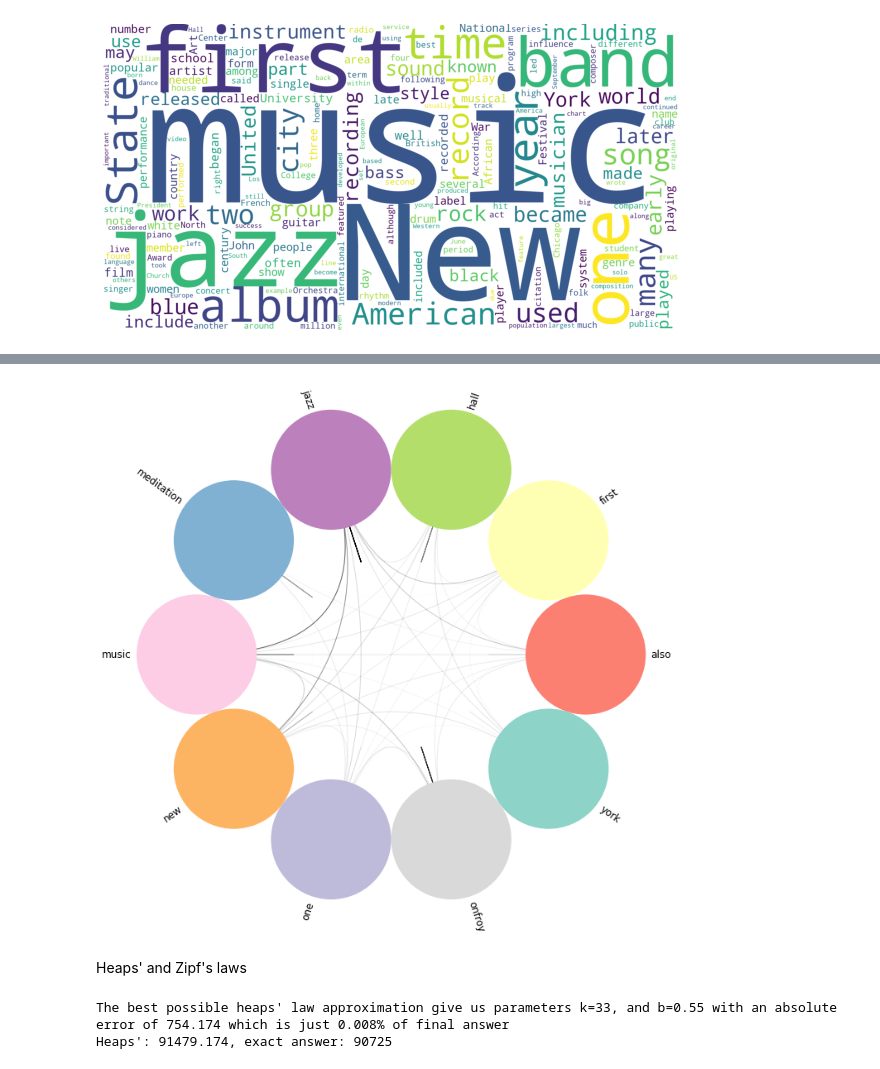
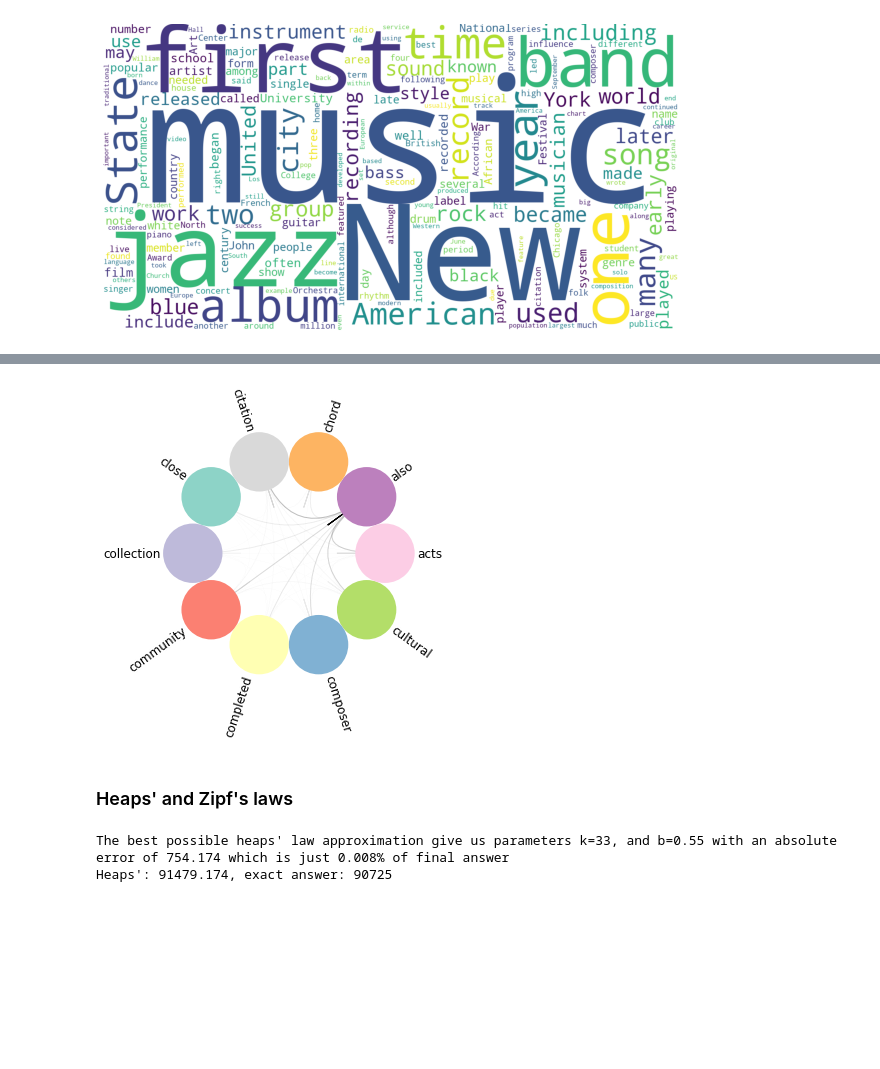
Before and after one commit to kordc/WikipediaRecommender, a Jupyter notebook: ranker.ipynb, the cells around one changed output, grey strips where cells are left out. Cells and saved outputs as stored; diff of their text form; code cells hidden in the pictures; blank space fills up the shorter version.

```diff
--- a/ranker.ipynb
+++ b/ranker.ipynb
@@ -145,6 +138,6 @@ Biggest number of co-occurance
-# %%
-a = wordsM.copy()
-for i in range(a.shape[0]):
-    a[i,i] = -1
-x, y = np.unravel_index(a.argmax(), a.shape)
-print(f'The most co-occurances are: {CountVec.get_feature_names_out()[x]}, {CountVec.get_feature_names_out()[y]} with a value of {a[x,y]}')
+# %%
+# slicing just to show, that such plot is possible
+# to make co-occurances for the whole array we'd need 41GiB memory
+df = pd.DataFrame(wordsM[100:20000, 100:20000].toarray(),
+                  columns=CountVec.get_feature_names_out()[100:20000], index=CountVec.get_feature_names_out()[100:20000])
+df.head()
@@ -168,28 +160,31 @@ https://ericmjl.github.io/nxviz/ to learn more. We hope you enjoy using it!
 # %%
+cols = [x[0].lower() for x in counter.most_common(1000) if x[0][0] in ['a', 'b', 'c']]
+random.shuffle(cols)
+cols = cols[:10]
 top = df[cols].loc[cols]
 G = nx.from_numpy_array(top.values)
 mapping = {x: cols[x] for x in range(len(cols))}
 G = nx.relabel_nodes(G, mapping)
 
 for v, name in zip(G, cols):
     G.nodes[v]["class"] = G.degree(v, weight="weight")
     G.nodes[v]["name"] = name
 
 ax = nv.circos(
     G,
     node_color_by="class",
     edge_alpha_by="weight",
     group_by="name",
 )
 
 ax.figure.tight_layout()
 plt.rcParams["figure.figsize"] = (10,10)
 plt.rcParams.update({'font.size': 12})
 annotate.circos_labels(G, group_by="name", layout="rotate")
 # %% [output]
-[figure, old version]
+[figure, new version]
 # %% [markdown]
-Heaps' and Zipf's laws
+### Heaps' and Zipf's laws
 # %%
 best_k, best_b, best_error = 60, 0.5, 9999999999
 exact = len(set(words))
```
Also changed, not shown: parts of 9 cells of this notebook.
